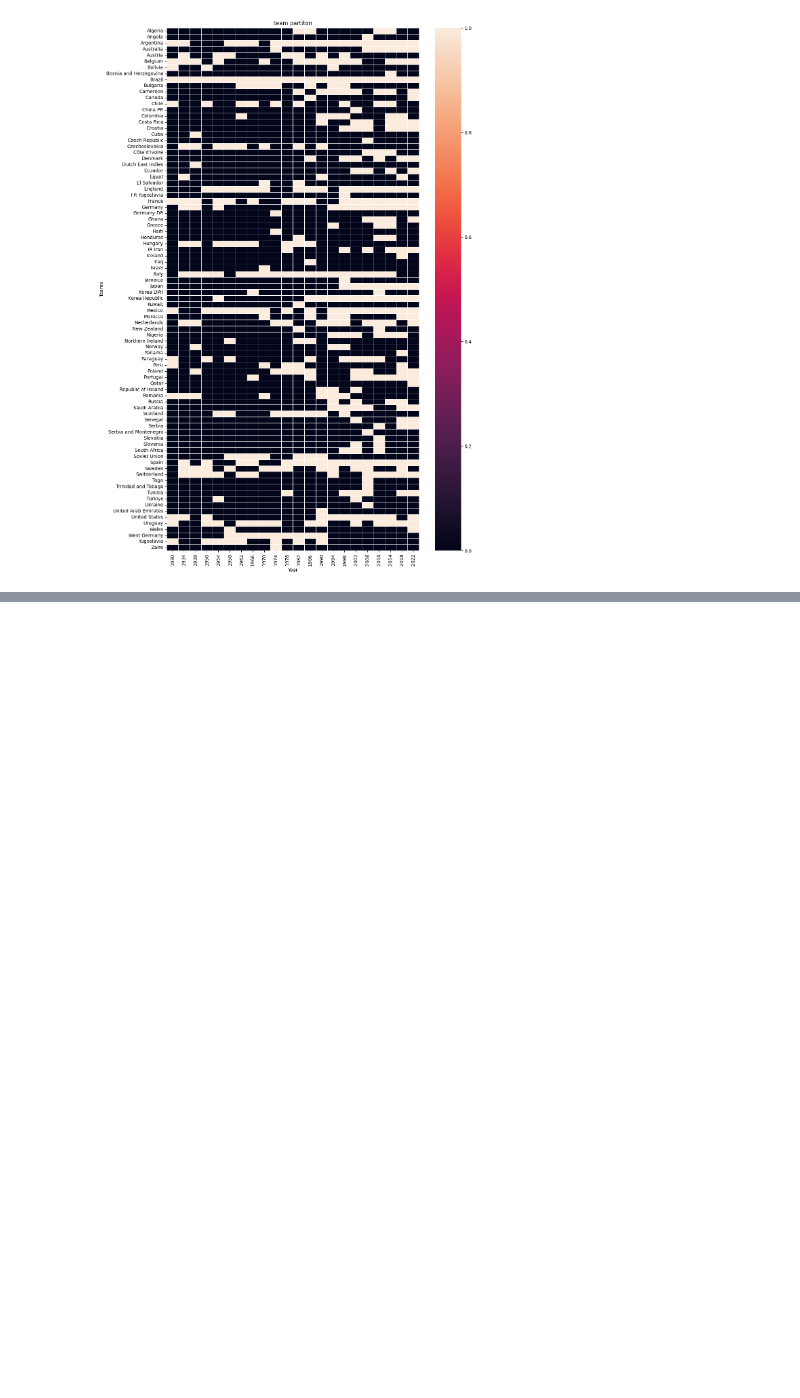
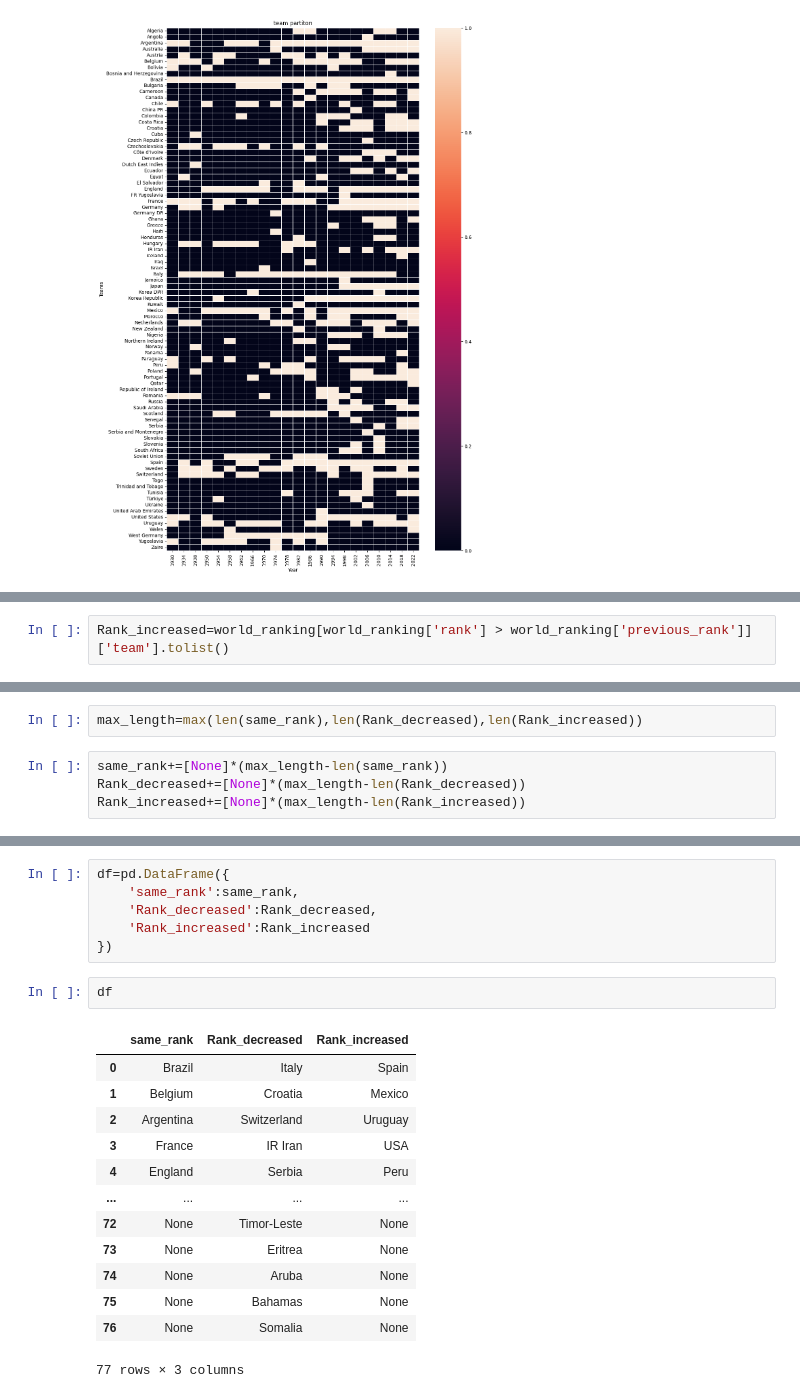
Before and after one commit to Prathambiradr12345/EDA-Practice, a Jupyter notebook: Eda_For_FootBall_WorldCup.ipynb, the cells around one changed output, grey strips where cells are left out. Drawn from its saved outputs; the diff is of its cells as text; blank space fills up the shorter version.

```diff
--- a/Eda_For_FootBall_WorldCup.ipynb
+++ b/Eda_For_FootBall_WorldCup.ipynb
@@ -569,0 +610,2 @@ plt.show()
+# %%
+Rank_increased=world_ranking[world_ranking['rank'] > world_ranking['previous_rank']]['team'].tolist()
@@ -569,0 +692,6 @@ plt.show()
+# %%
+max_length=max(len(same_rank),len(Rank_decreased),len(Rank_increased))
+# %%
+same_rank+=[None]*(max_length-len(same_rank))
+Rank_decreased+=[None]*(max_length-len(Rank_decreased))
+Rank_increased+=[None]*(max_length-len(Rank_increased))
@@ -569,0 +718,22 @@ plt.show()
+# %%
+df=pd.DataFrame({
+    'same_rank':same_rank,
+    'Rank_decreased':Rank_decreased,
+    'Rank_increased':Rank_increased
+})
+# %%
+df
+# %% [output]
+|  | same_rank | Rank_decreased | Rank_increased |
+| 0 | Brazil | Italy | Spain |
+| 1 | Belgium | Croatia | Mexico |
+| 2 | Argentina | Switzerland | Uruguay |
+| 3 | France | IR Iran | USA |
+| 4 | England | Serbia | Peru |
+| ... | ... | ... | ... |
+| 72 | None | Timor-Leste | None |
+| 73 | None | Eritrea | None |
+| 74 | None | Aruba | None |
+| 75 | None | Bahamas | None |
+| 76 | None | Somalia | None |
+77 rows × 3 columns
```
Also changed, not shown: parts of 29 cells of this notebook.
